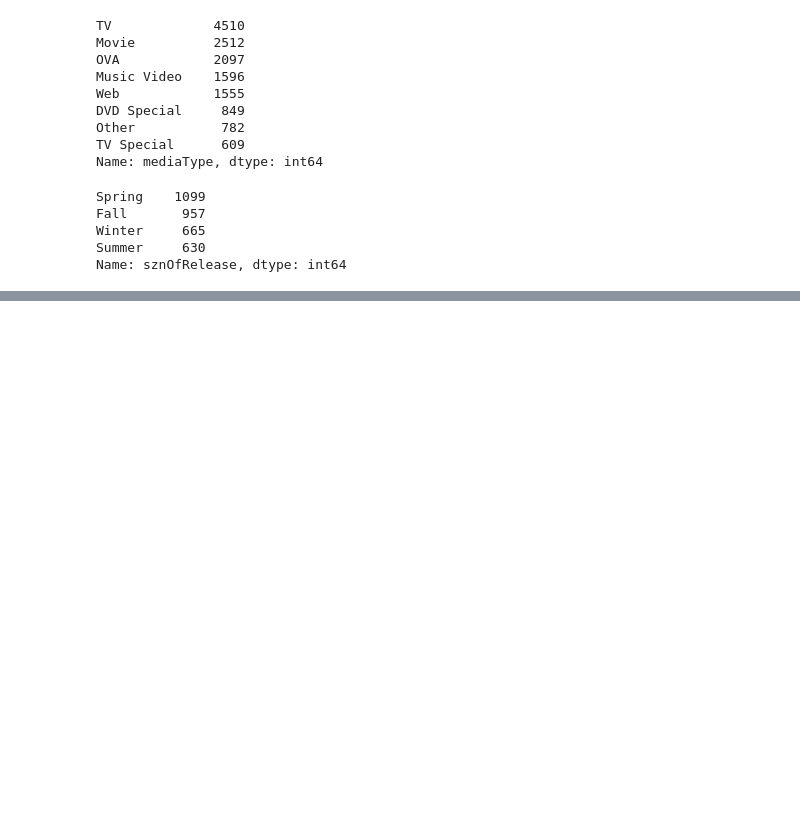
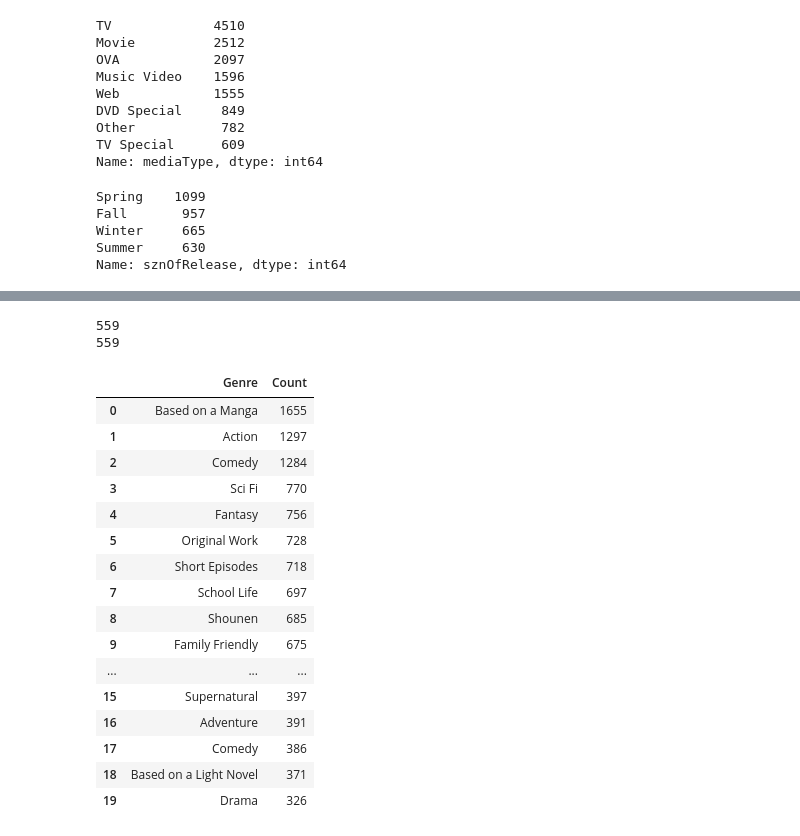
Before and after one commit to carmelamonis/anime-challenge, a Jupyter notebook: myanimelist.ipynb, the cells around one changed output, grey strips where cells are left out. Cells and saved outputs as stored; diff of their text form; code cells hidden in the pictures; blank space fills up the shorter version.

Commit message:
Genre counts

```diff
--- a/myanimelist.ipynb
+++ b/myanimelist.ipynb
@@ -130,0 +128,5 @@ Name: sznOfRelease, dtype: int64
+# %%
+genreIndex('Romance', tv_anime)
+for index in genreIndex('Romance', tv_anime):
+    print(tv_anime.iloc[index])
+#tv_anime.iloc[0]
@@ -130,0 +152,39 @@ Name: sznOfRelease, dtype: int64
+# %%
+#Get all the unique genres and the number of animes per genre
+genres = []
+genreTotal = {}
+for index, col in tv_anime['tags'].iteritems():
+    for genre in col:
+        if (genre not in genres):
+            genres.append(genre)
+            genreTotal[genre] = 1
+
+        genreTotal[genre] += 1
+#print(genreTotal)
+# %% [output]
+559
+559
+# %%
+#Get the top 20 genres and the total count of anime tv shows
+genre_df = pd.DataFrame(list(genreTotal.items()), columns=['Genre', 'Count'])
+top20 = genre_df.sort_values('Count', ascending=False).head(20)
+top20.reset_index(drop=True, inplace=True)
+top20
+# %% [output]
+|  | Genre | Count |
+| 0 | Based on a Manga | 1655 |
+| 1 | Action | 1297 |
+| 2 | Comedy | 1284 |
+| 3 | Sci Fi | 770 |
+| 4 | Fantasy | 756 |
+| 5 | Original Work | 728 |
+| 6 | Short Episodes | 718 |
+| 7 | School Life | 697 |
+| 8 | Shounen | 685 |
+| 9 | Family Friendly | 675 |
+| ... | ... | ... |
+| 15 | Supernatural | 397 |
+| 16 | Adventure | 391 |
+| 17 | Comedy | 386 |
+| 18 | Based on a Light Novel | 371 |
+| 19 | Drama | 326 |
```
Also changed, not shown: parts of 7 cells of this notebook.
